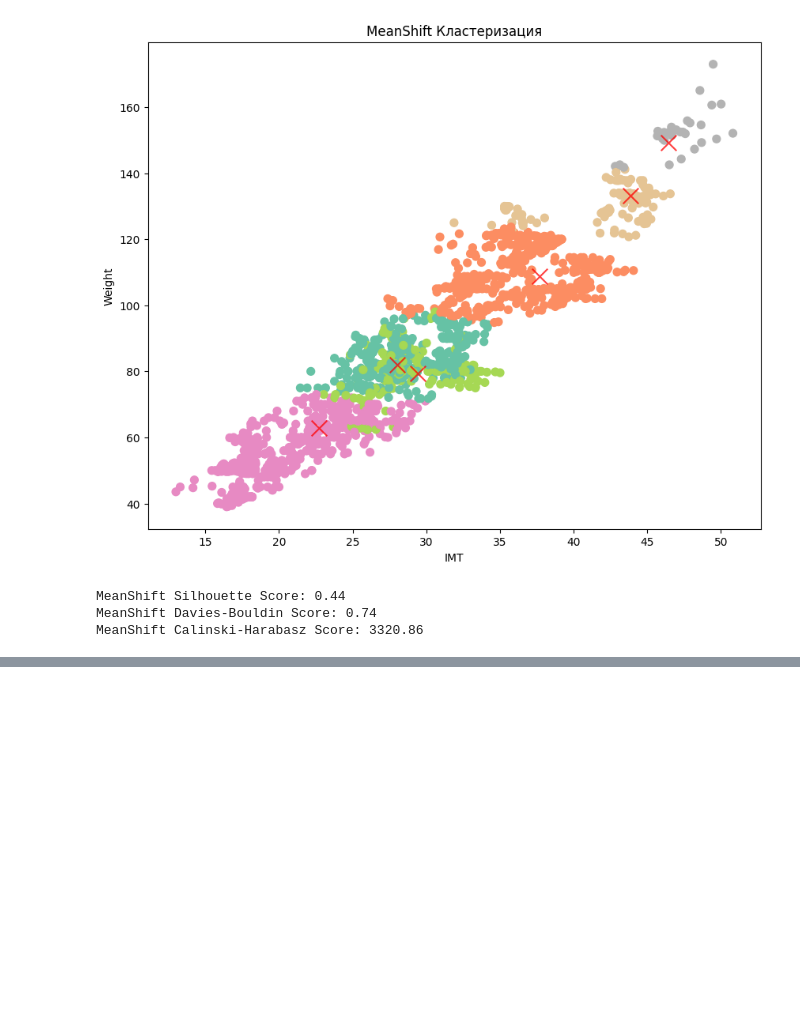
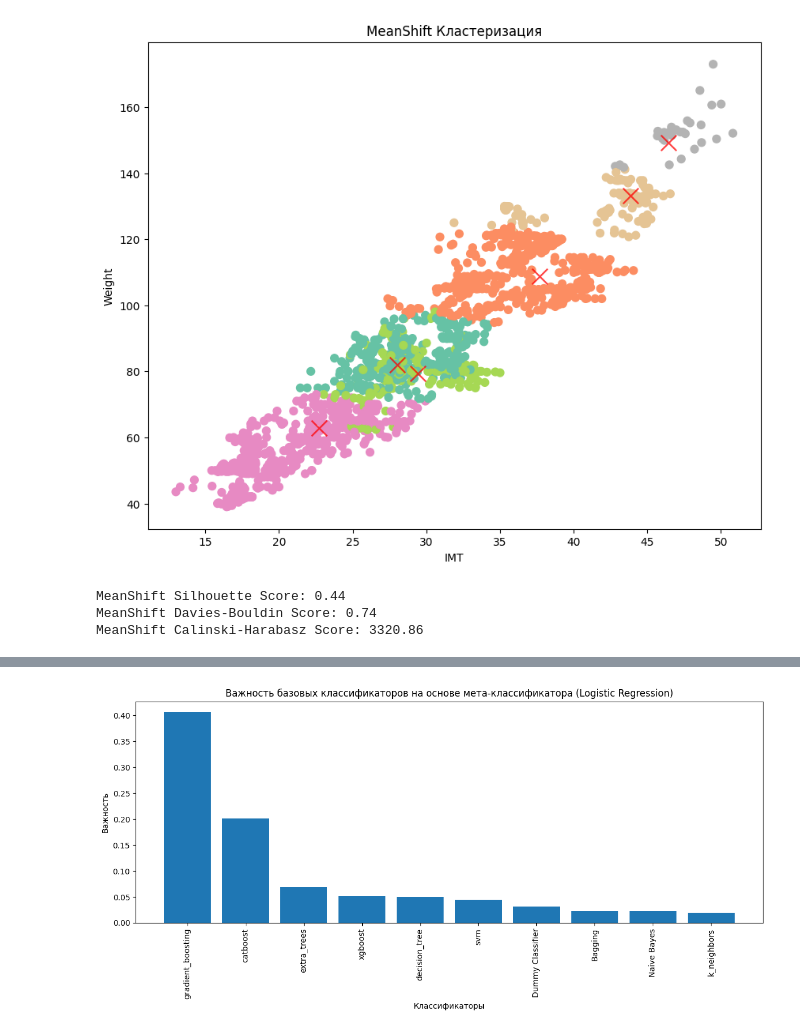
Before and after one commit to AnaKaftanchikova/data_science, a Jupyter notebook: hw6/hw6.ipynb, the cells around one changed output, grey strips where cells are left out. Drawn from its saved outputs; the diff is of its cells as text; code cells hidden in the pictures; blank space fills up the shorter version.

```diff
--- a/hw6/hw6.ipynb
+++ b/hw6/hw6.ipynb
@@ -709,0 +781,25 @@ NotFittedError: This StackingClassifier instance is not fitted yet. Call 'fit' w
+# %%
+# Важность признаков на основе мета-классификатора (Logistic Regression)
+if isinstance(stacking_clf.final_estimator_, LogisticRegression):
+
+    if len(feature_importance.nlargest(10)) == len(base_classifiers):
+        # Сортировка признаков по важности
+        indices = np.argsort(feature_importance.nlargest(10))[::-1]
+
+        # Получение имен базовых классификаторов
+        clf_names = [name for name, _ in base_classifiers]
+
+        # Визуализация важности классификаторов
+        plt.figure(figsize=(12,6))
+        plt.title("Важность базовых классификаторов на основе мета-классификатора (Logistic Regression)")
+        plt.bar(range(len(feature_importance.nlargest(10))), feature_importance.nlargest(10)[indices], align='center')
+        plt.xticks(range(len(feature_importance.nlargest(10))), np.array(clf_names)[indices], rotation=90)
+        plt.xlabel('Классификаторы')
+        plt.ylabel('Важность')
+        plt.tight_layout()
+        plt.savefig(f'out_jpg/Feature_importances_with_logreg.jpg', bbox_inches='tight')
+        plt.show()
+    else:
+        print("Невозможно сопоставить важности признаков с базовыми классификаторами из-за несоответствия размеров.")
+# %% [output]
+[figure, added]
```
Also changed, not shown: parts of 5 cells of this notebook, 5 other files.
